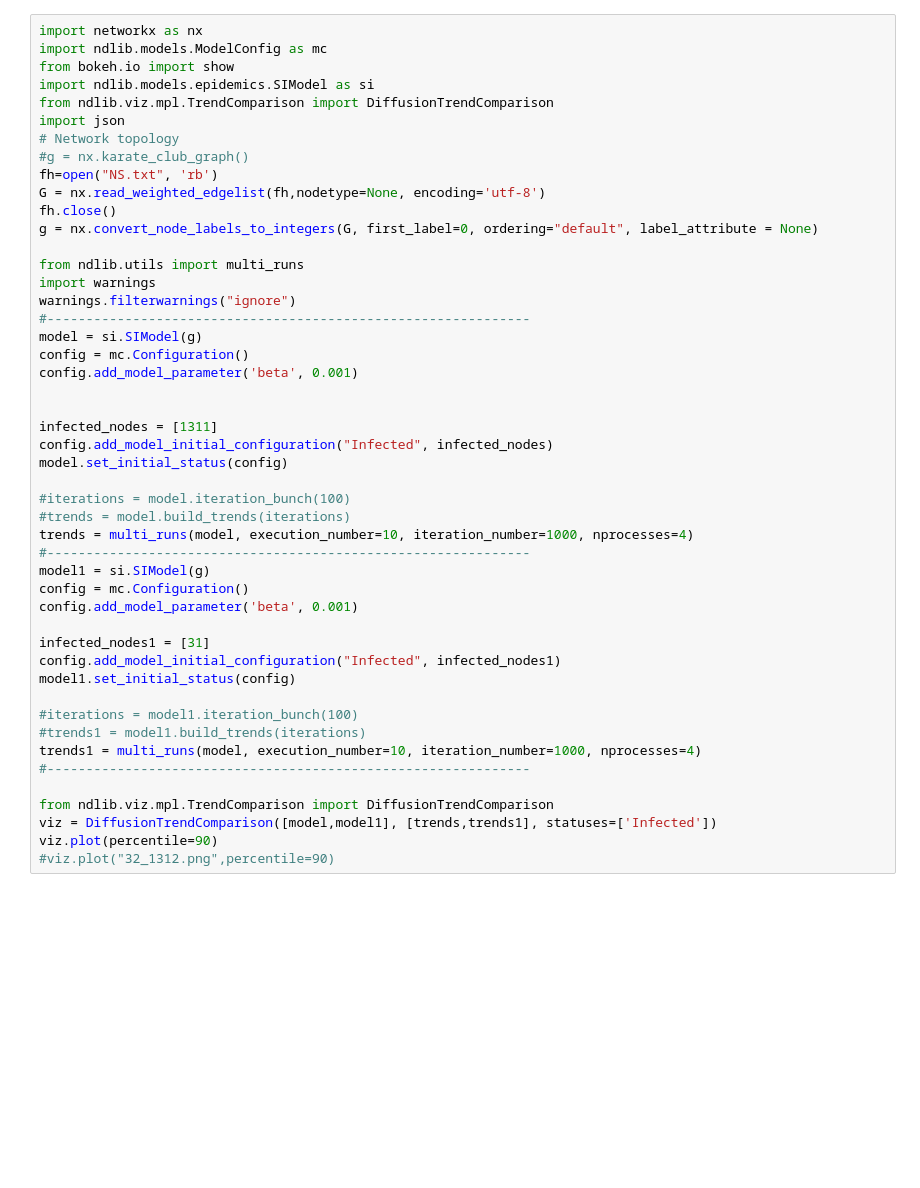
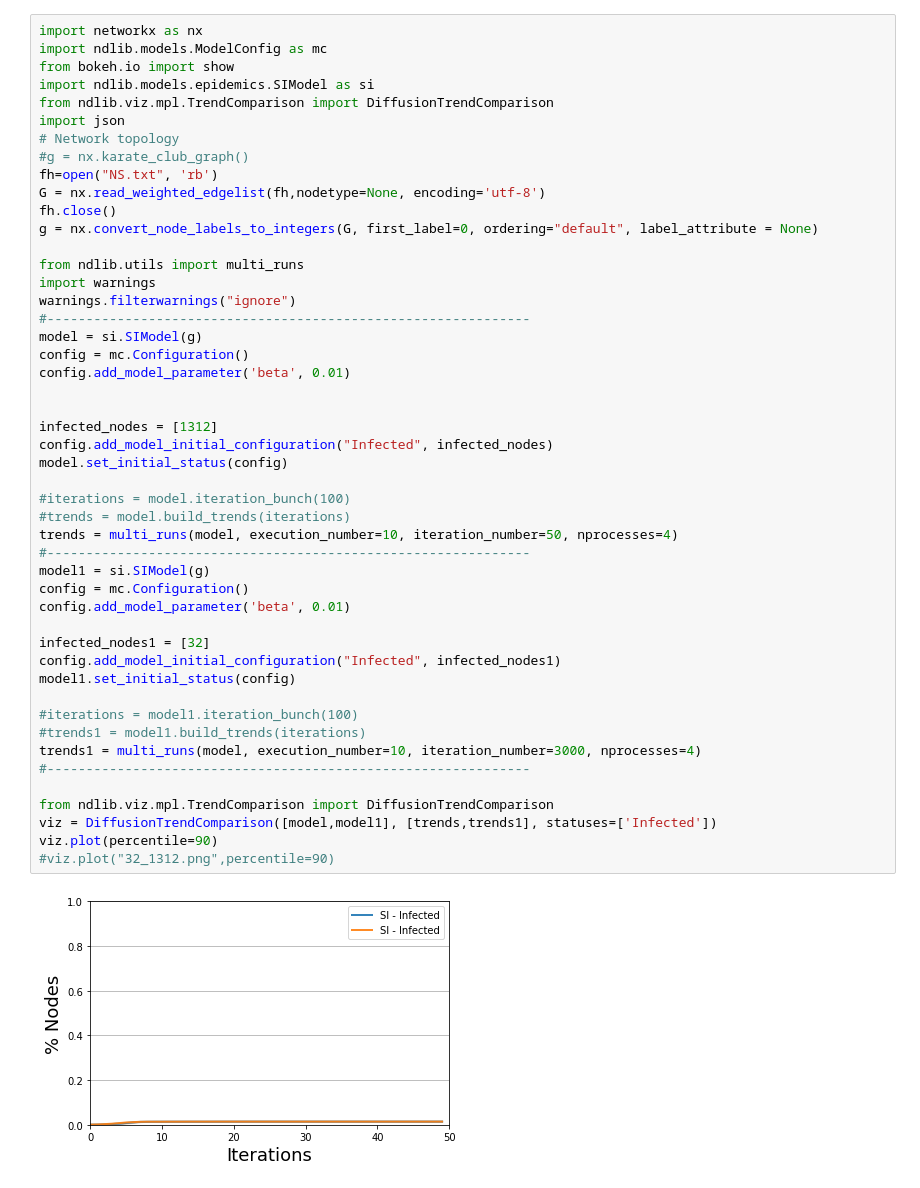
Before and after one commit to amshoo/python, a Jupyter notebook: epi/epi2.ipynb, the cells around one changed output. Drawn from its saved outputs; the diff is of its cells as text; blank space fills up the shorter version.

```diff
--- a/epi/epi2.ipynb
+++ b/epi/epi2.ipynb
@@ -13,39 +13,41 @@ fh.close()
 g = nx.convert_node_labels_to_integers(G, first_label=0, ordering="default", label_attribute = None)
 
 from ndlib.utils import multi_runs
 import warnings
 warnings.filterwarnings("ignore")
 #--------------------------------------------------------------
 model = si.SIModel(g)
 config = mc.Configuration()
-config.add_model_parameter('beta', 0.001)
+config.add_model_parameter('beta', 0.01)
 
 
-infected_nodes = [1311]
+infected_nodes = [1312]
 config.add_model_initial_configuration("Infected", infected_nodes)
 model.set_initial_status(config)
 
 #iterations = model.iteration_bunch(100)
 #trends = model.build_trends(iterations)
-trends = multi_runs(model, execution_number=10, iteration_number=1000, nprocesses=4)
+trends = multi_runs(model, execution_number=10, iteration_number=50, nprocesses=4)
 #--------------------------------------------------------------
 model1 = si.SIModel(g)
 config = mc.Configuration()
-config.add_model_parameter('beta', 0.001)
+config.add_model_parameter('beta', 0.01)
 
-infected_nodes1 = [31]
+infected_nodes1 = [32]
 config.add_model_initial_configuration("Infected", infected_nodes1)
 model1.set_initial_status(config)
 
 #iterations = model1.iteration_bunch(100)
 #trends1 = model1.build_trends(iterations)
-trends1 = multi_runs(model, execution_number=10, iteration_number=1000, nprocesses=4)
+trends1 = multi_runs(model, execution_number=10, iteration_number=3000, nprocesses=4)
 #--------------------------------------------------------------
 
 from ndlib.viz.mpl.TrendComparison import DiffusionTrendComparison
 viz = DiffusionTrendComparison([model,model1], [trends,trends1], statuses=['Infected'])
 viz.plot(percentile=90)
 #viz.plot("32_1312.png",percentile=90)
+# %% [output]
+[figure, added]
 # %%
 from ndlib.viz.mpl.PrevalenceComparison import DiffusionPrevalenceComparison
 viz = DiffusionPrevalenceComparison([model, model1], [trends, trends1], statuses=['Infected'])
```
Also changed, not shown: parts of 1 cell of this notebook, 1 other file.
